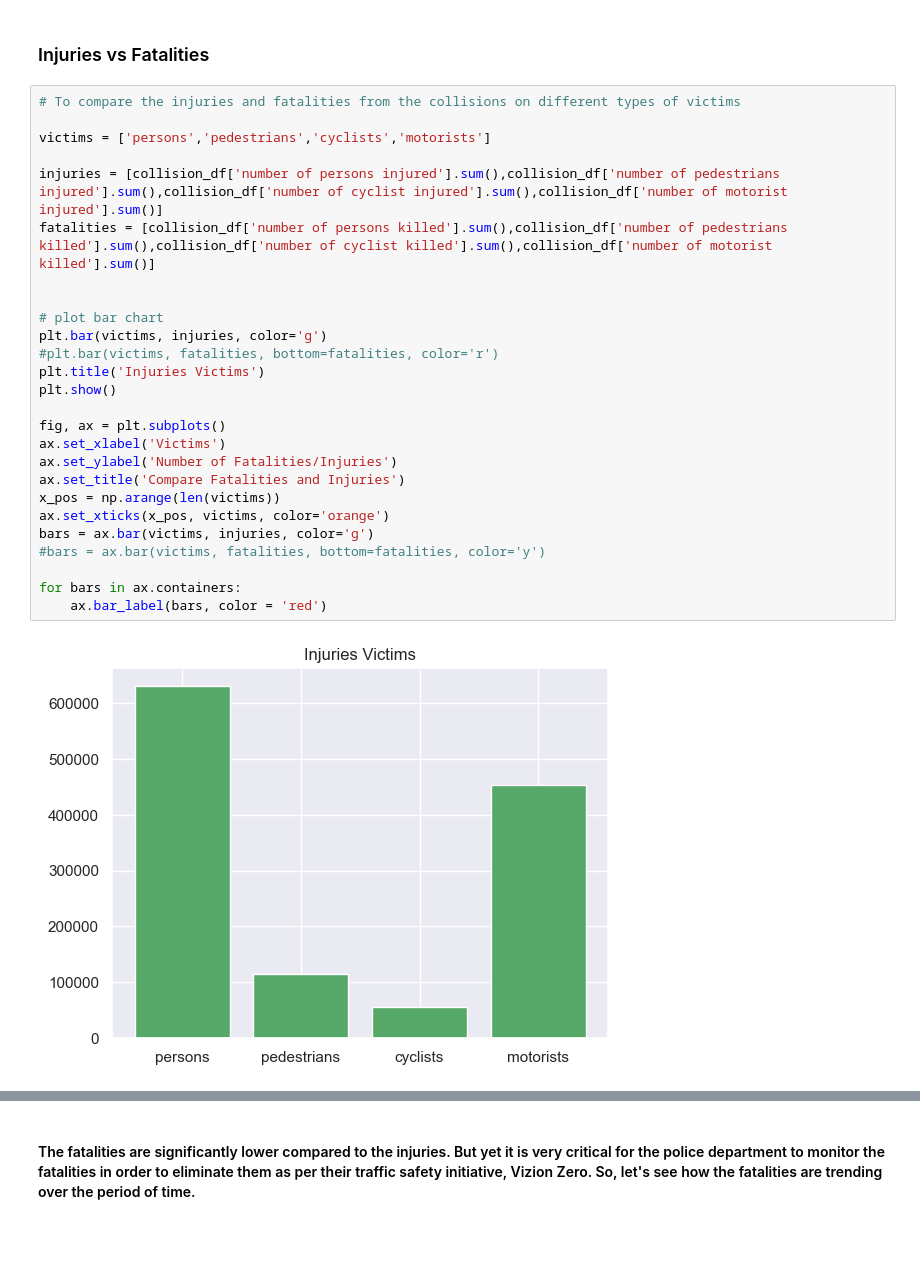
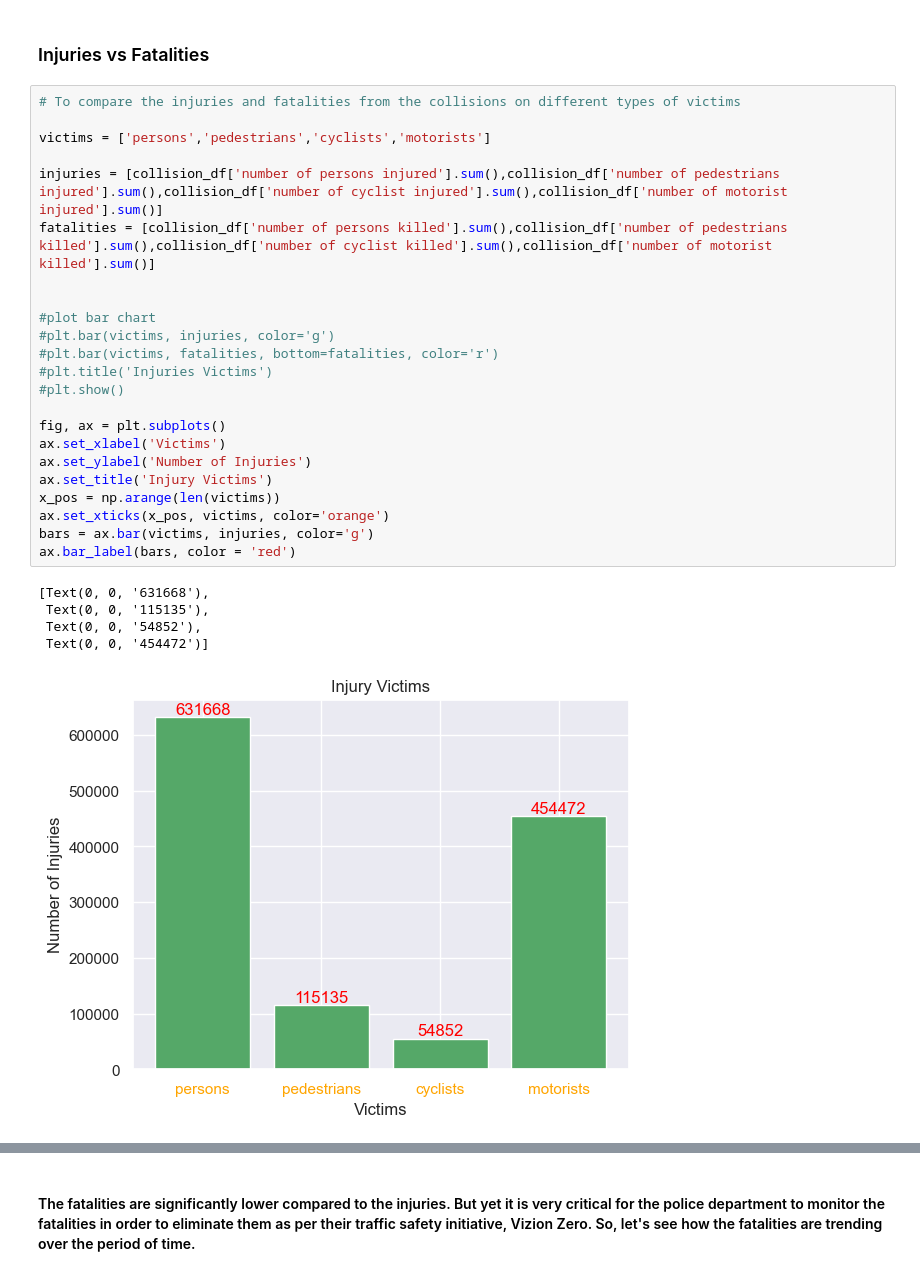
Before and after one commit to Pythorium-Quartet/Motor-Vehicle-Collison-Analysis, a Jupyter notebook: MotorVechicleCollisions_NYC.ipynb, the cells around one changed output, grey strips where cells are left out. Cells and saved outputs as stored; diff of their text form; blank space fills up the shorter version.

```diff
--- a/MotorVechicleCollisions_NYC.ipynb
+++ b/MotorVechicleCollisions_NYC.ipynb
@@ -301,28 +301,29 @@ The above graph suggests that majority of accidents occur in the afternoon follo
 # %%
 # To compare the injuries and fatalities from the collisions on different types of victims
 
 victims = ['persons','pedestrians','cyclists','motorists']
 
 injuries = [collision_df['number of persons injured'].sum(),collision_df['number of pedestrians injured'].sum(),collision_df['number of cyclist injured'].sum(),collision_df['number of motorist injured'].sum()]
 fatalities = [collision_df['number of persons killed'].sum(),collision_df['number of pedestrians killed'].sum(),collision_df['number of cyclist killed'].sum(),collision_df['number of motorist killed'].sum()]
 
 
-# plot bar chart
-plt.bar(victims, injuries, color='g')
+#plot bar chart
+#plt.bar(victims, injuries, color='g')
 #plt.bar(victims, fatalities, bottom=fatalities, color='r')
-plt.title('Injuries Victims')
-plt.show()
+#plt.title('Injuries Victims')
+#plt.show()
 
 fig, ax = plt.subplots()
 ax.set_xlabel('Victims')
-ax.set_ylabel('Number of Fatalities/Injuries')
-ax.set_title('Compare Fatalities and Injuries')
+ax.set_ylabel('Number of Injuries')
+ax.set_title('Injury Victims')
 x_pos = np.arange(len(victims))
 ax.set_xticks(x_pos, victims, color='orange')
 bars = ax.bar(victims, injuries, color='g')
-#bars = ax.bar(victims, fatalities, bottom=fatalities, color='y')
-
-for bars in ax.containers:
-    ax.bar_label(bars, color = 'red')
+ax.bar_label(bars, color = 'red')
 # %% [output]
+[Text(0, 0, '631668'),
+ Text(0, 0, '115135'),
+ Text(0, 0, '54852'),
+ Text(0, 0, '454472')]
-[figure, old version]
+[figure, new version]
```
Also changed, not shown: parts of 4 cells of this notebook.
